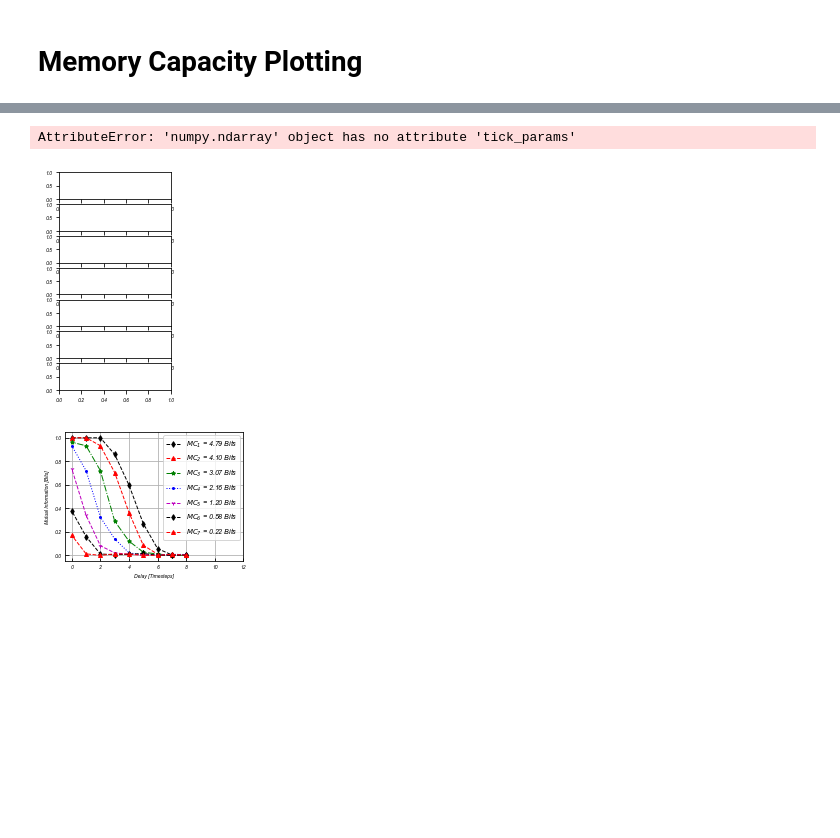
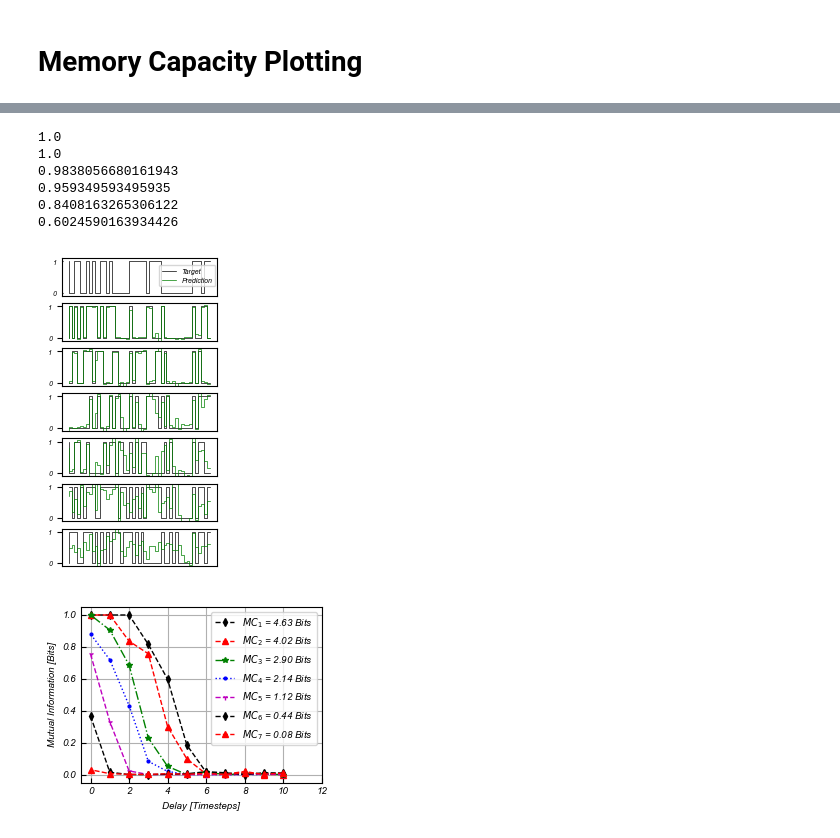
Before and after one commit to claudemeffan/SAW-RC-nonlinear, a Jupyter notebook: Figure 4, 5/figure4-5_plotting.ipynb, the cells around one changed output, grey strips where cells are left out. Drawn from its saved outputs; the diff is of its cells as text; code cells hidden in the pictures; blank space fills up the shorter version.

```diff
--- a/Figure 4, 5/figure4-5_plotting.ipynb
+++ b/Figure 4, 5/figure4-5_plotting.ipynb
@@ -30,7 +30,7 @@ for file in listdir(filedir):
 # %%
 def fit_data(reservoir_states, target, order):
     sync = order - 1
-    alphas = np.arange(0.000000001, 0.5, 0.1)
+    alphas = np.arange(0.000000001, 0.1, 0.01)
     cv = RepeatedKFold(n_splits=10, n_repeats=3, random_state=1)
     output_network = RidgeCV(alphas = alphas, cv = cv)
 
@@ -319,36 +325,40 @@ mpl.rcParams['font.style'] = "italic"
 final_network = read_excel(f'{filedir}/3.68421052631579e-05-nodes-39110526.xlsx')
 arry = final_network.to_numpy()[:,1:-1]
 
 fig, ax = plt.subplots(7,1,figsize = (2, 4))
-ax.tick_params(direction='in')
 
 ax[0].step(np.linspace(0,49,50), final_network["inputs"][-50:], 'k', linewidth=0.5)
 ax[0].set_xticks([])
 ax[0].set_yticks([0,1])
 ax[0].set_ylim((-0.1, 1.1))
 ax[0].tick_params(direction='in', length=1)
 
 train_until = 1000
 
 for order in range(2,8):
     parity_stream = calculate_parity_stream(final_network["inputs"], order, 0)
     r2, net = fit_data(arry, parity_stream[:train_until], order)
     end= len(parity_stream)
     sr = parity_success_rate(net.predict(arry[train_until - end:,:]), parity_stream[train_until - end:])
     print(sr)
     ax[order-1].step(np.linspace(0,49,50), parity_stream[-50:], 'k', linewidth=0.5)
     ax[order-1].step(np.linspace(0,49,50), net.predict(arry[-50:,:]),'g-', linewidth=0.5)
     #ax[order-1].tick_params(direction='in', length=1)
     ax[order-1].set_xticks([])
     ax[order-1].set_ylim((-0.1, 1.1))
     ax[order-1].set_yticks([0,1])
 
 plt.legend(["Target", "Prediction"],loc=(0.63, 7.45))
 plt.tight_layout()
 plt.savefig(f'{filedir}_parity_task.png', dpi=500)
 # %% [output]
-AttributeError: 'numpy.ndarray' object has no attribute 'tick_params'
+1.0
+1.0
+0.9838056680161943
+0.959349593495935
+0.8408163265306122
+0.6024590163934426
-[figure, old version]
+[figure, new version]
 # %%
 fig, ax = plt.subplots(1,1,figsize = (3,2.25))
 max_ind = np.argmax(mc_axis[2])
@@ -362,7 +372,7 @@ lines = ["kd--","r^--","g*-.","b.:", "m1--"]
 linecycler = cycle(lines)
 
 for key in mi_axis:
-    ax.plot(np.arange(8,-1,-1),mi_axis[key][max_ind], next(linecycler), markersize = 4, label=f"$MC_{key}$ = {np.sum(mi_axis[key][max_ind]):.2f} Bits", linewidth=1)
+    ax.plot(np.arange(10,-1,-1),mi_axis[key][max_ind], next(linecycler), markersize = 4, label=f"$MC_{key}$ = {np.sum(mi_axis[key][max_ind]):.2f} Bits", linewidth=1)
 
 plt.grid('both')
 ax.tick_params(direction="in")
@@ -372,6 +382,6 @@ plt.xlim((-0.5, 12))
 plt.legend()
 plt.tight_layout()
 
-plt.savefig('mutual_information.png',layout='tight', dpi=500)
+plt.savefig('mutual_information.png', dpi=500)
 # %% [output]
-[figure, old version]
+[figure, new version]
```
Also changed, not shown: parts of 4 cells of this notebook, 4 other files.
